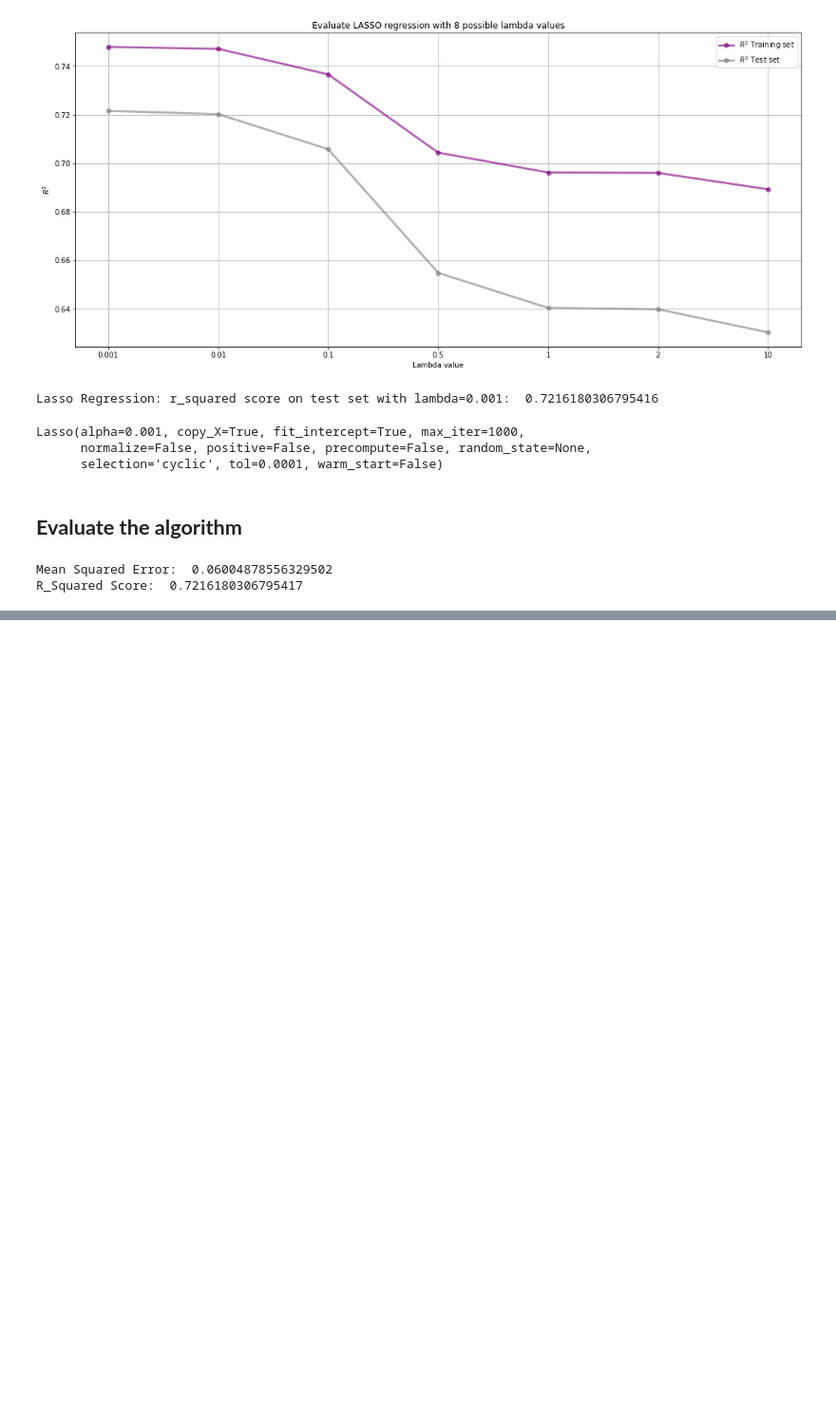
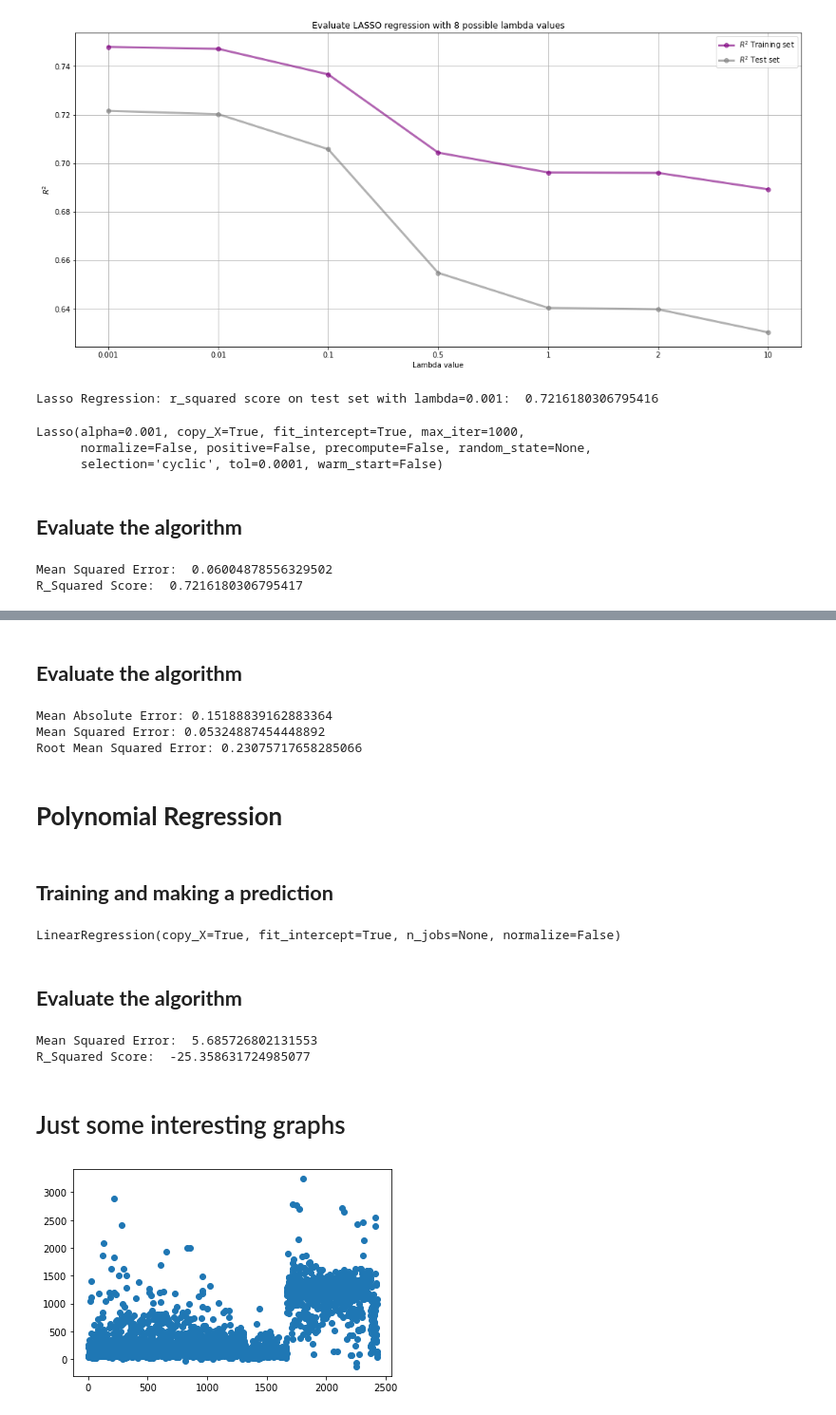
Before and after one commit to ch-zheng/cchs-prediction, a Jupyter notebook: cchs_statistical_learning.ipynb, the cells around one changed output, grey strips where cells are left out. Shown: that part at 95% size. Drawn from its saved outputs; the diff is of its cells as text; code cells hidden in the pictures; blank space fills up the shorter version.

Commit message:
add linear, polynomial regressions

```diff
--- a/cchs_statistical_learning.ipynb
+++ b/cchs_statistical_learning.ipynb
@@ -257,0 +265,14 @@ R_Squared Score:  0.7216180306795417
+# %% [markdown]
+## **Evaluate the algorithm**
+# %%
+print('Mean Absolute Error:', mean_absolute_error(y_test, y_pred))
+print('Mean Squared Error:', mean_squared_error(y_test, y_pred))
+print('Root Mean Squared Error:', np.sqrt(metrics.mean_squared_error(y_test, y_pred)))
+# %% [output]
+Mean Absolute Error: 0.15188839162883364
+Mean Squared Error: 0.05324887454448892
+Root Mean Squared Error: 0.23075717658285066
+# %% [markdown]
+# **Polynomial Regression**
+# %% [markdown]
+## **Training and making a prediction**
@@ -257,0 +286,6 @@ R_Squared Score:  0.7216180306795417
+# %%
+from sklearn.linear_model import LinearRegression
+linreg = LinearRegression()
+linreg.fit(X_poly_train, y_train)
+# %% [output]
+LinearRegression(copy_X=True, fit_intercept=True, n_jobs=None, normalize=False)
@@ -257,0 +294,15 @@ R_Squared Score:  0.7216180306795417
+# %% [markdown]
+## **Evaluate the algorithm**
+# %%
+print("Mean Squared Error: ", mean_squared_error(y_test, y_pred))
+print("R_Squared Score: ", r2_score(y_test, y_pred))
+# %% [output]
+Mean Squared Error:  5.685726802131553
+R_Squared Score:  -25.358631724985077
+# %% [markdown]
+# Just some interesting graphs
+# %%
+plt.scatter([i for i in range(0, X.shape[0])], X["x0"])
+plt.show()
+# %% [output]
+[figure, added]
```
Also changed, not shown: parts of 15 cells of this notebook, 1 other file.
